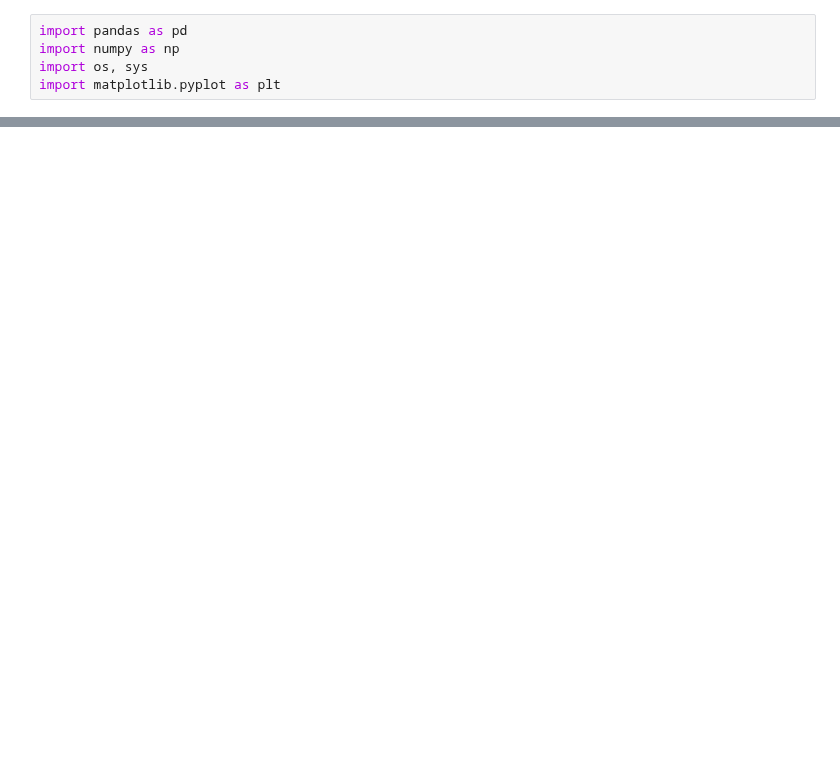
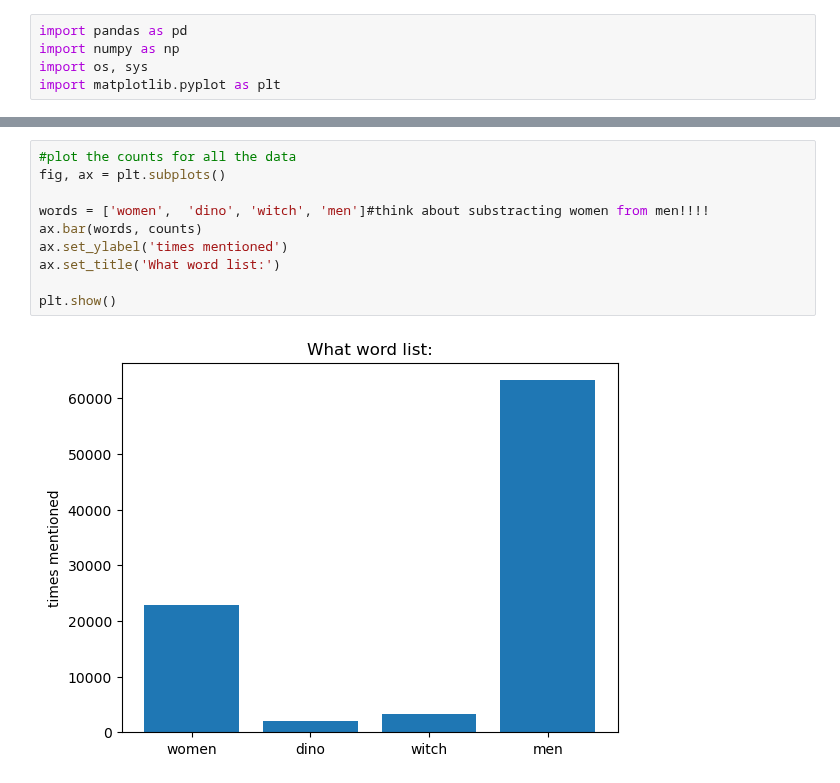
Before and after one commit to epfl-ada/ada-2025-project-data_dinosaur, a Jupyter notebook: load_csv.ipynb, the cells around one changed output, grey strips where cells are left out. Cells and saved outputs as stored; diff of their text form; blank space fills up the shorter version.

Commit message:
analysis words over time

```diff
--- a/load_csv.ipynb
+++ b/load_csv.ipynb
@@ -120,0 +174,12 @@ plt.show()
+# %%
+#plot the counts for all the data
+fig, ax = plt.subplots()
+
+words = ['women',  'dino', 'witch', 'men']#think about substracting women from men!!!!
+ax.bar(words, counts)
+ax.set_ylabel('times mentioned')
+ax.set_title('What word list:')
+
+plt.show()
+# %% [output]
+[figure, added]
```
Also changed, not shown: parts of 11 cells of this notebook.
